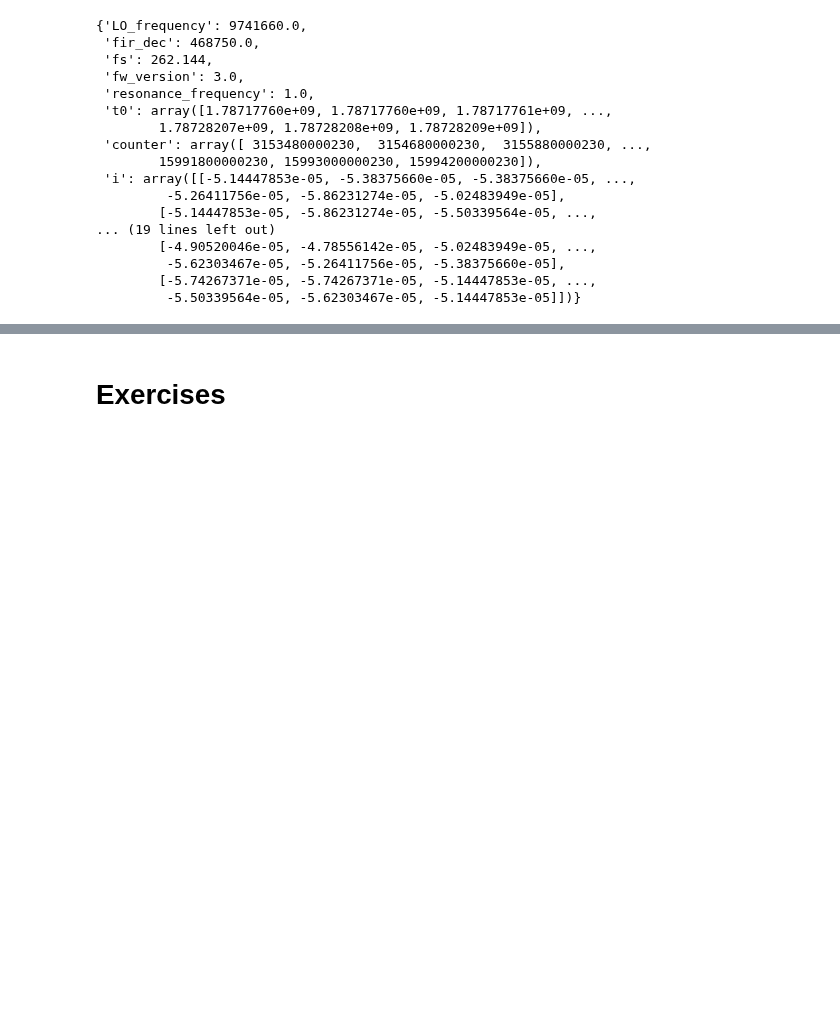
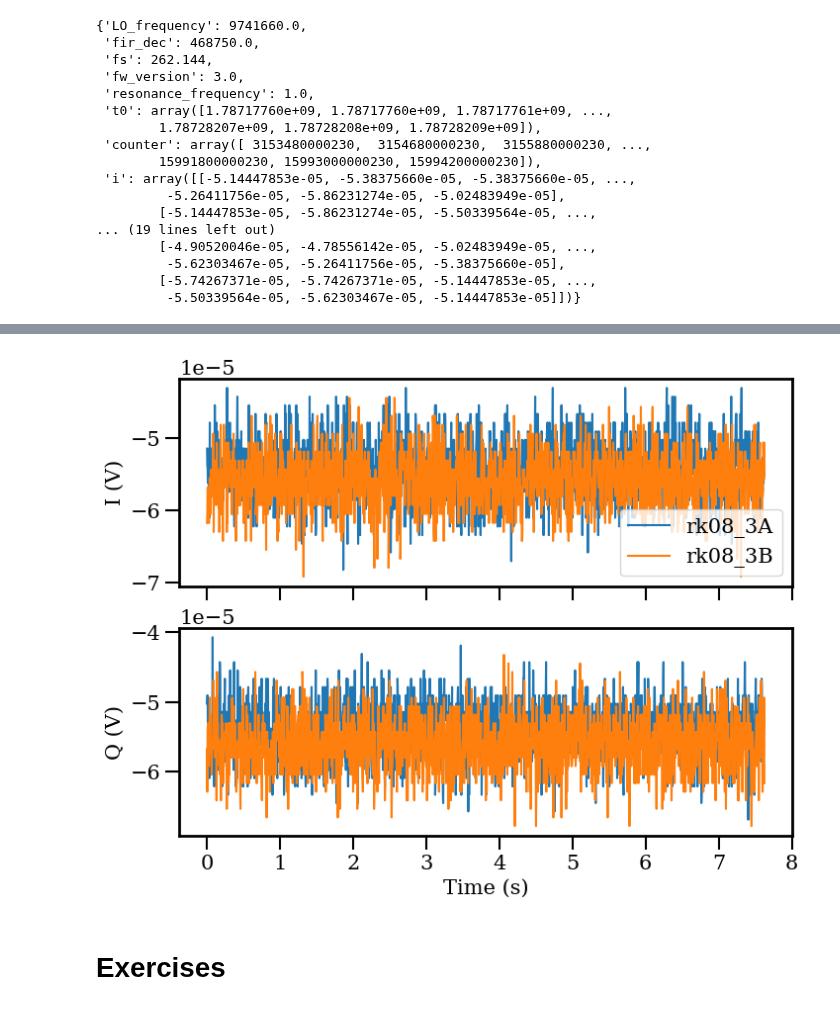
Before and after one commit to Lab5015/BAWSHA, a Jupyter notebook: tutorials/gwReader.ipynb, the cells around one changed output, grey strips where cells are left out. Drawn from its saved outputs; the diff is of its cells as text; code cells hidden in the pictures; blank space fills up the shorter version.

Commit message:
gwReader adjusted

```diff
--- a/tutorials/gwReader.ipynb
+++ b/tutorials/gwReader.ipynb
@@ -402,3 +415,19 @@ dict_keys(['rk08_3A', 'rk08_3C', 'rk08_3B'])
          -5.62303467e-05, -5.26411756e-05, -5.38375660e-05],
         [-5.74267371e-05, -5.74267371e-05, -5.14447853e-05, ...,
          -5.50339564e-05, -5.62303467e-05, -5.14447853e-05]])}
+# %%
+# Return the metadata of the selected tones, as a dictionary of dictionaries
+# (first key = resonance label).
+# Works only on compressed files (see GwWriter.merge_and_compress).
+# If Tnames is None, all the tones in the file are read.
+resonance_labels = ["rk08_3A","rk08_3B"]
+#==========================
+
+print("compressed file:", reader._check_compressed())
+
+info = reader.get_tones_info(Tnames=resonance_labels)
+
+for tone in info:
+    print(tone)
+    for key, value in info[tone].items():
+        print("   ", key, ":", value)
@@ -405,3 +452,30 @@ dict_keys(['rk08_3A', 'rk08_3C', 'rk08_3B'])
+# %%
+# Return the flattened data of the selected tones, alongside the timestamp of every sample
+# (t = t0 + n/fs, see get_IQ), as a dictionary of dictionaries (first key = resonance label).
+# i and q are converted from ADC to V; any other variable (e.g. z) is returned as stored.
+# Works only on compressed files (see GwWriter.merge_and_compress).
+# If Tnames is None, all the tones in the file are read.
+# max_workers sets the number of cores used (default = 1).
+resonance_labels = ["rk08_3A","rk08_3B"]
+variables = ["i","q"]
+#==========================
+
+data = reader.get_data(Tnames=resonance_labels,variable=variables,max_workers=2)
+
+IMAX = 2000
+fig, ax = plt.subplots(2,1,sharex=True)
+for tone in data:
+    t = data[tone]["t"] - data[tone]["t"][0]      # time from the first sample
+    t = t[:IMAX]
+    ax[0].plot(t,data[tone]["i"][:IMAX],label=tone)
+    ax[1].plot(t,data[tone]["q"][:IMAX],label=tone)
+ax[0].set_ylabel("I (V)")
+ax[1].set_ylabel("Q (V)")
+ax[1].set_xlabel("Time (s)")
+ax[0].legend()
+plt.show()
+# %% [output]
+[figure, added]
 # %% [markdown]
 # Exercises
 # %%
```
Also changed, not shown: parts of 4 cells of this notebook.
